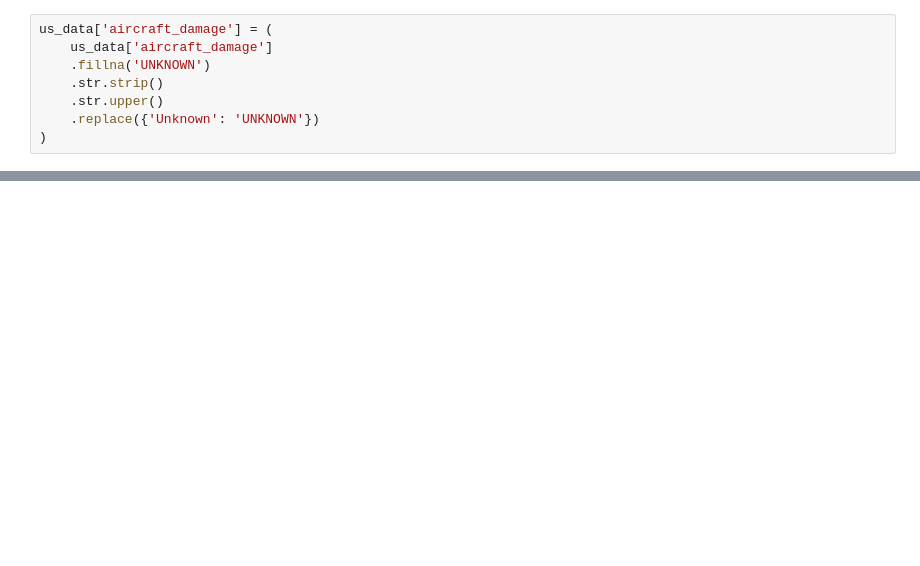
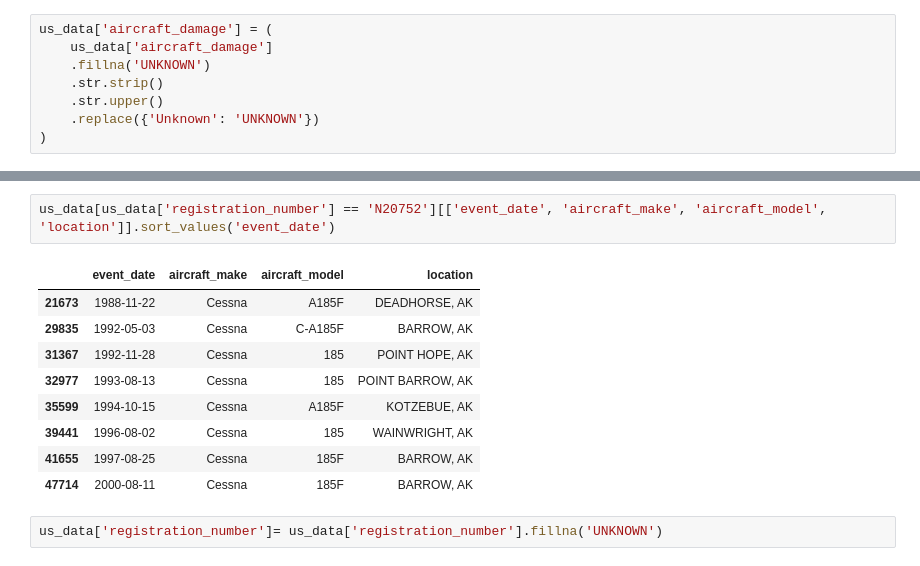
Before and after one commit to Arasirwa/DSFT-13-END-OF-PHASE-PROJECT, a Jupyter notebook: end-of-phase-1.ipynb, the cells around one changed output, grey strips where cells are left out. Drawn from its saved outputs; the diff is of its cells as text; blank space fills up the shorter version.

```diff
--- a/end-of-phase-1.ipynb
+++ b/end-of-phase-1.ipynb
@@ -1523,0 +1719,14 @@ us_data['aircraft_damage'] = (
+# %%
+us_data[us_data['registration_number'] == 'N20752'][['event_date', 'aircraft_make', 'aircraft_model', 'location']].sort_values('event_date')
+# %% [output]
+|  | event_date | aircraft_make | aircraft_model | location |
+| 21673 | 1988-11-22 | Cessna | A185F | DEADHORSE, AK |
+| 29835 | 1992-05-03 | Cessna | C-A185F | BARROW, AK |
+| 31367 | 1992-11-28 | Cessna | 185 | POINT HOPE, AK |
+| 32977 | 1993-08-13 | Cessna | 185 | POINT BARROW, AK |
+| 35599 | 1994-10-15 | Cessna | A185F | KOTZEBUE, AK |
+| 39441 | 1996-08-02 | Cessna | 185 | WAINWRIGHT, AK |
+| 41655 | 1997-08-25 | Cessna | 185F | BARROW, AK |
+| 47714 | 2000-08-11 | Cessna | 185F | BARROW, AK |
+# %%
+us_data['registration_number']= us_data['registration_number'].fillna('UNKNOWN')
```
Also changed, not shown: parts of 22 cells of this notebook, 1 other file.
